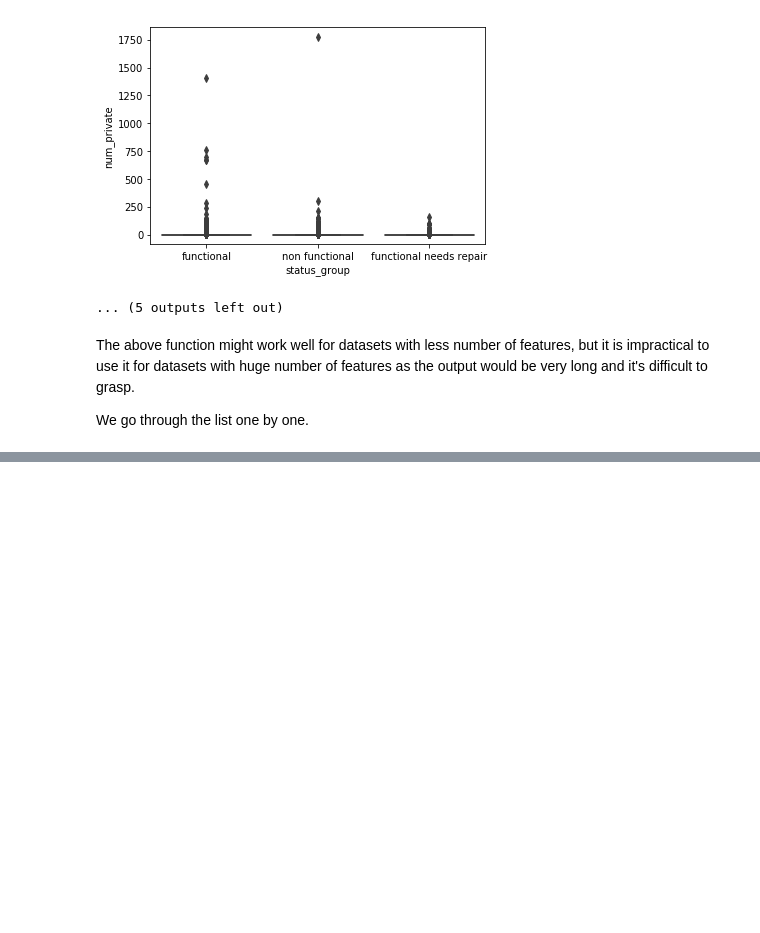
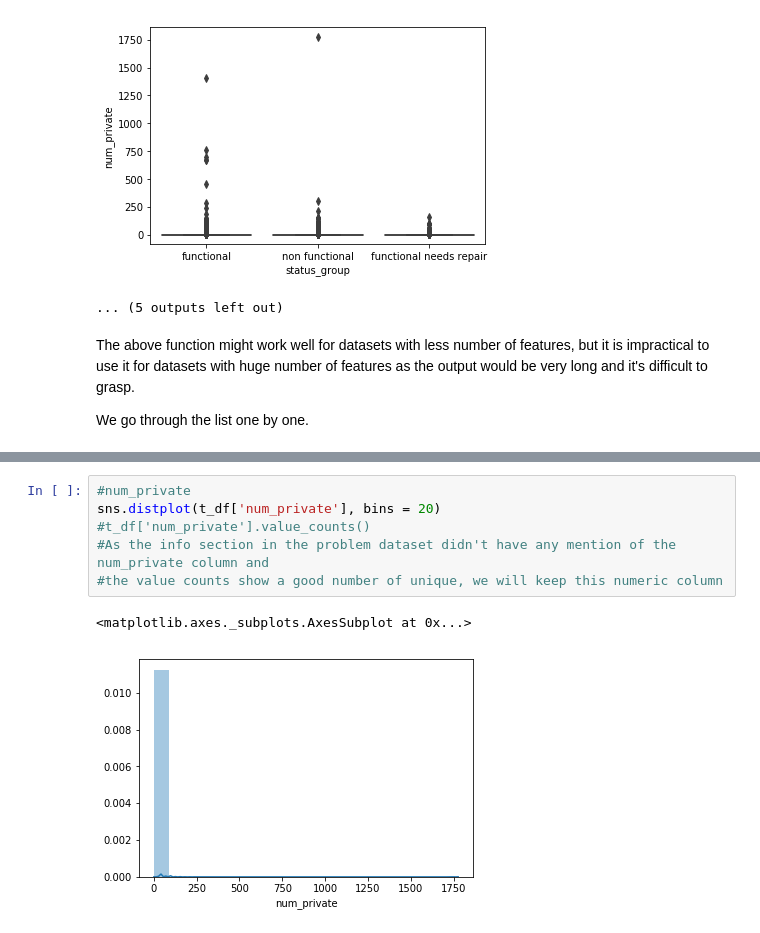
Before and after one commit to karun-r/pumpitup, a Jupyter notebook: notebooks/EDA.ipynb, the cells around one changed output, grey strips where cells are left out. Cells and saved outputs as stored; diff of their text form; blank space fills up the shorter version.

```diff
--- a/notebooks/EDA.ipynb
+++ b/notebooks/EDA.ipynb
@@ -355,0 +311,9 @@ ValueError: shapes (59400,3) and (59400,3) not aligned: 3 (dim 1) != 59400 (dim
+# %%
+#num_private
+sns.distplot(t_df['num_private'], bins = 20)
+#t_df['num_private'].value_counts()
+#As the info section in the problem dataset didn't have any mention of the num_private column and
+#the value counts show a good number of unique, we will keep this numeric column
+# %% [output]
+<matplotlib.axes._subplots.AxesSubplot at 0x...>
+[figure, added]
```
Also changed, not shown: parts of 37 cells of this notebook.
